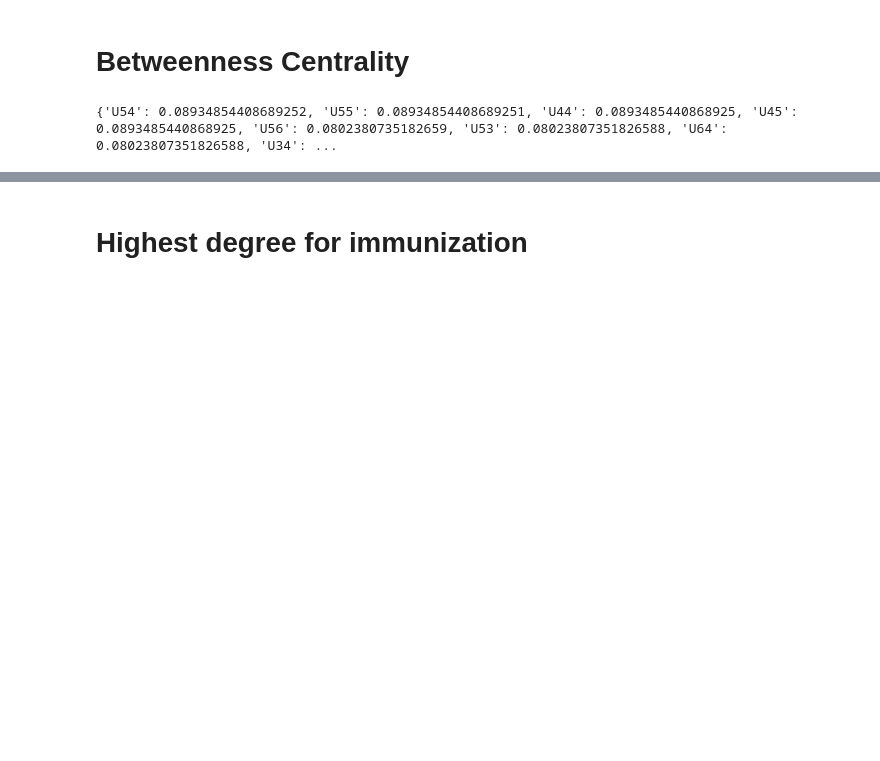
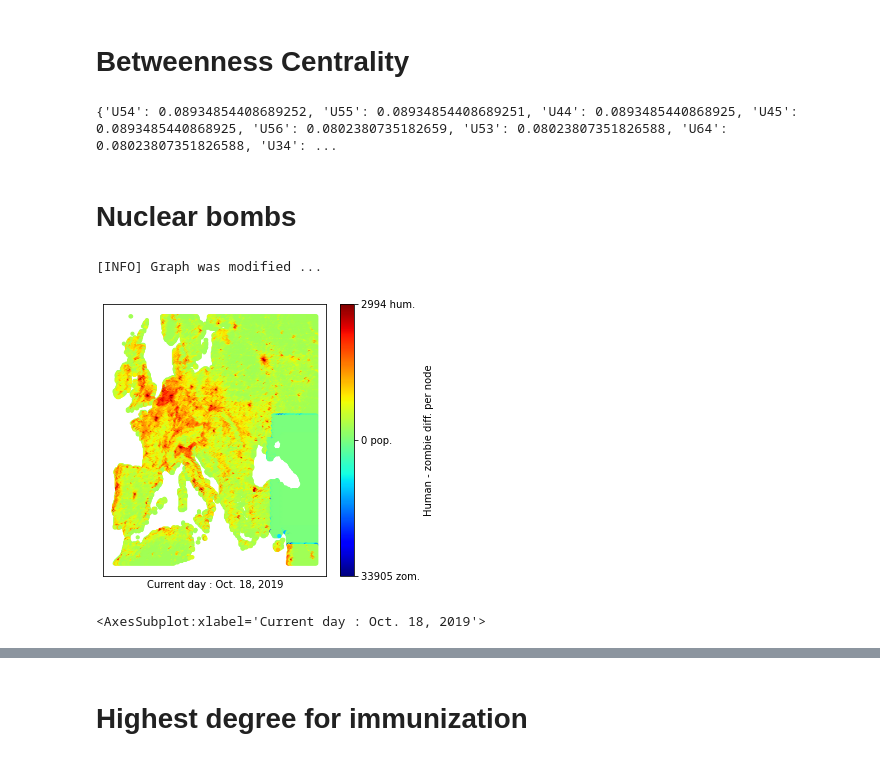
Before and after one commit to TEAM-IMT/zombies-spread-dynamics, a Jupyter notebook: cells.ipynb, the cells around one changed output, grey strips where cells are left out. Drawn from its saved outputs; the diff is of its cells as text; code cells hidden in the pictures; blank space fills up the shorter version.

```diff
--- a/cells.ipynb
+++ b/cells.ipynb
@@ -233,10 +232,0 @@ Total zombie population:        487000 (0.74\% of all population)
-# %%
-vertex_cover = list(min_weighted_vertex_cover(graph_2months, weight="elev_factor"))
-nodes = sorted(graph_2months.degree, key=lambda x: x[1], reverse=True)
-print(vertex_cover)
-
-military_cells = []
-for n in nodes:
-    if n[0] in vertex_cover and len(military_cells) <20:
-        military_cells.append(n)
-#print(military_cells)
@@ -272,3 +246,21 @@ print(G.edges)
 # print(dict(d_descending))
 # %% [output]
 {'U54': 0.08934854408689252, 'U55': 0.08934854408689251, 'U44': 0.0893485440868925, 'U45': 0.0893485440868925, 'U56': 0.0802380735182659, 'U53': 0.08023807351826588, 'U64': 0.08023807351826588, 'U34': ...
+# %% [markdown]
+# Nuclear bombs
+# %%
+graph_path = './graph/without_see_nodes_graph_ini_2.gexf'
+G = nx.readwrite.gexf.read_gexf(graph_path)
+ini_date = dt.datetime(year = 2019, month = 8, day = 18)
+# %%
+dynamic = szd(graph = G, INTIAL_DATE = ini_date)
+dynamic.graph_pos = {G.nodes[n]['node_id']:(eval(n)[1],-eval(n)[0]) for n in G.nodes()}
+dynamic.load_checkpoint('./checkpoints/szd_18-10-2019.dyn')
+# %% [output]
+[INFO] Graph was modified ...
+# %%
+fig, ax = plt.subplots(figsize = (5,5))
+dynamic.plot_graph(ax = ax)
+# %% [output]
+[figure, added]
+<AxesSubplot:xlabel='Current day : Oct. 18, 2019'>
```
Also changed, not shown: parts of 14 cells of this notebook, 1 other file.
